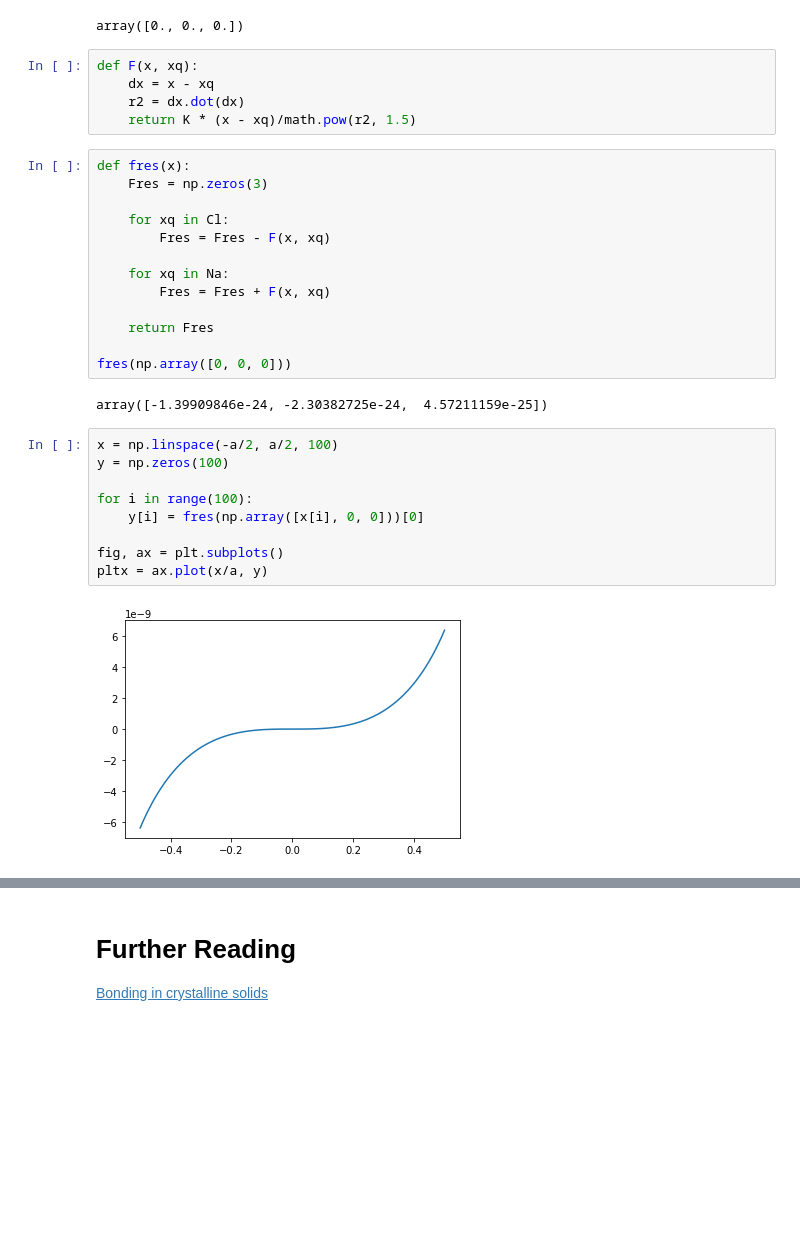
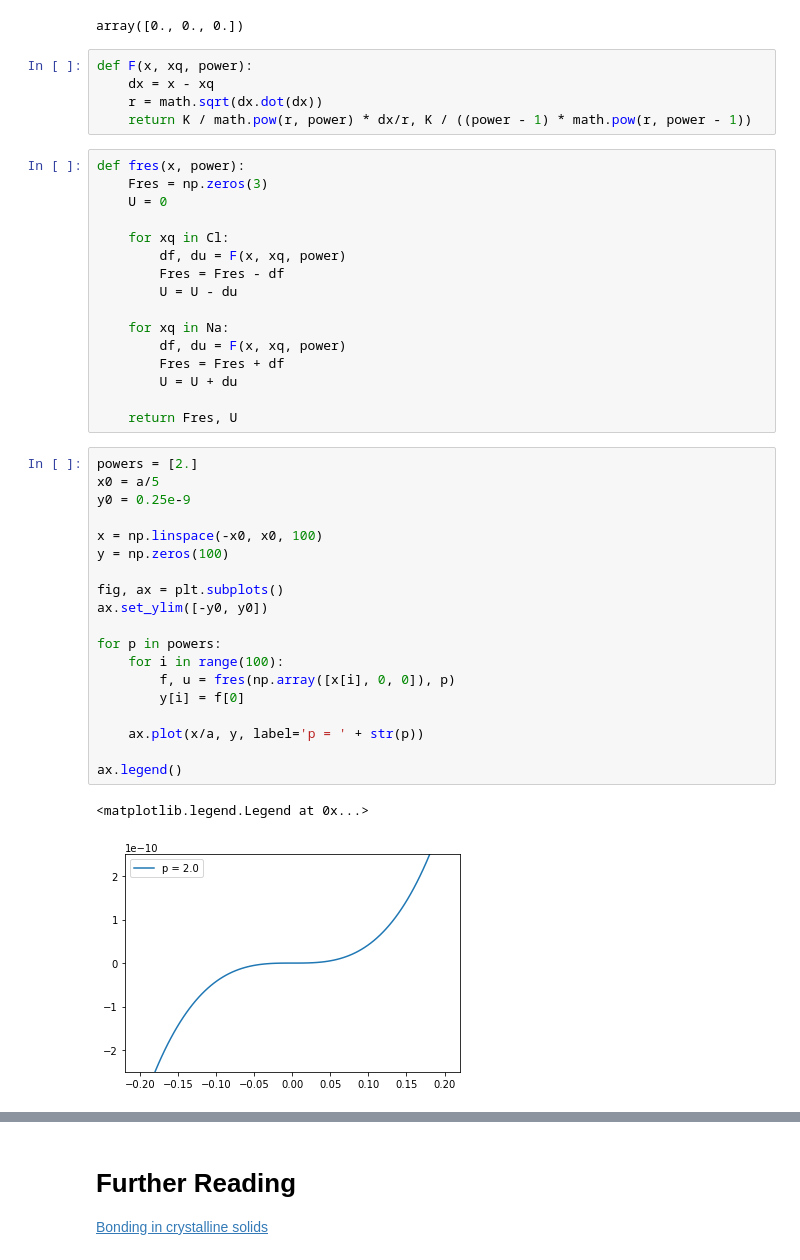
Before and after one commit to bylands/physics, a Jupyter notebook: salt_crystal/salt_crystal_3d.ipynb, the cells around one changed output, grey strips where cells are left out. Drawn from its saved outputs; the diff is of its cells as text; blank space fills up the shorter version.

```diff
--- a/salt_crystal/salt_crystal_3d.ipynb
+++ b/salt_crystal/salt_crystal_3d.ipynb
@@ -31,33 +31,45 @@ Na.pop(n * n * n // 4)
 # %% [output]
 array([0., 0., 0.])
 # %%
-def F(x, xq):
+def F(x, xq, power):
     dx = x - xq
-    r2 = dx.dot(dx)
-    return K * (x - xq)/math.pow(r2, 1.5)
+    r = math.sqrt(dx.dot(dx))
+    return K / math.pow(r, power) * dx/r, K / ((power - 1) * math.pow(r, power - 1))
 # %%
-def fres(x):
+def fres(x, power):
     Fres = np.zeros(3)
+    U = 0
 
     for xq in Cl:
-        Fres = Fres - F(x, xq)
+        df, du = F(x, xq, power)
+        Fres = Fres - df
+        U = U - du
 
     for xq in Na:
-        Fres = Fres + F(x, xq)
+        df, du = F(x, xq, power)
+        Fres = Fres + df
+        U = U + du
 
-    return Fres
-
-fres(np.array([0, 0, 0]))
+    return Fres, U
-# %% [output]
-array([-1.39909846e-24, -2.30382725e-24,  4.57211159e-25])
 # %%
-x = np.linspace(-a/2, a/2, 100)
+powers = [2.]
+x0 = a/5
+y0 = 0.25e-9
+
+x = np.linspace(-x0, x0, 100)
 y = np.zeros(100)
 
-for i in range(100):
-    y[i] = fres(np.array([x[i], 0, 0]))[0]
+fig, ax = plt.subplots()
+ax.set_ylim([-y0, y0])
 
-fig, ax = plt.subplots()
-pltx = ax.plot(x/a, y)
+for p in powers:
+    for i in range(100):
+        f, u = fres(np.array([x[i], 0, 0]), p)
+        y[i] = f[0]
+
+    ax.plot(x/a, y, label='p = ' + str(p))
+
+ax.legend()
 # %% [output]
+<matplotlib.legend.Legend at 0x...>
-[figure, old version]
+[figure, new version]
```
Also changed, not shown: parts of 2 cells of this notebook.
